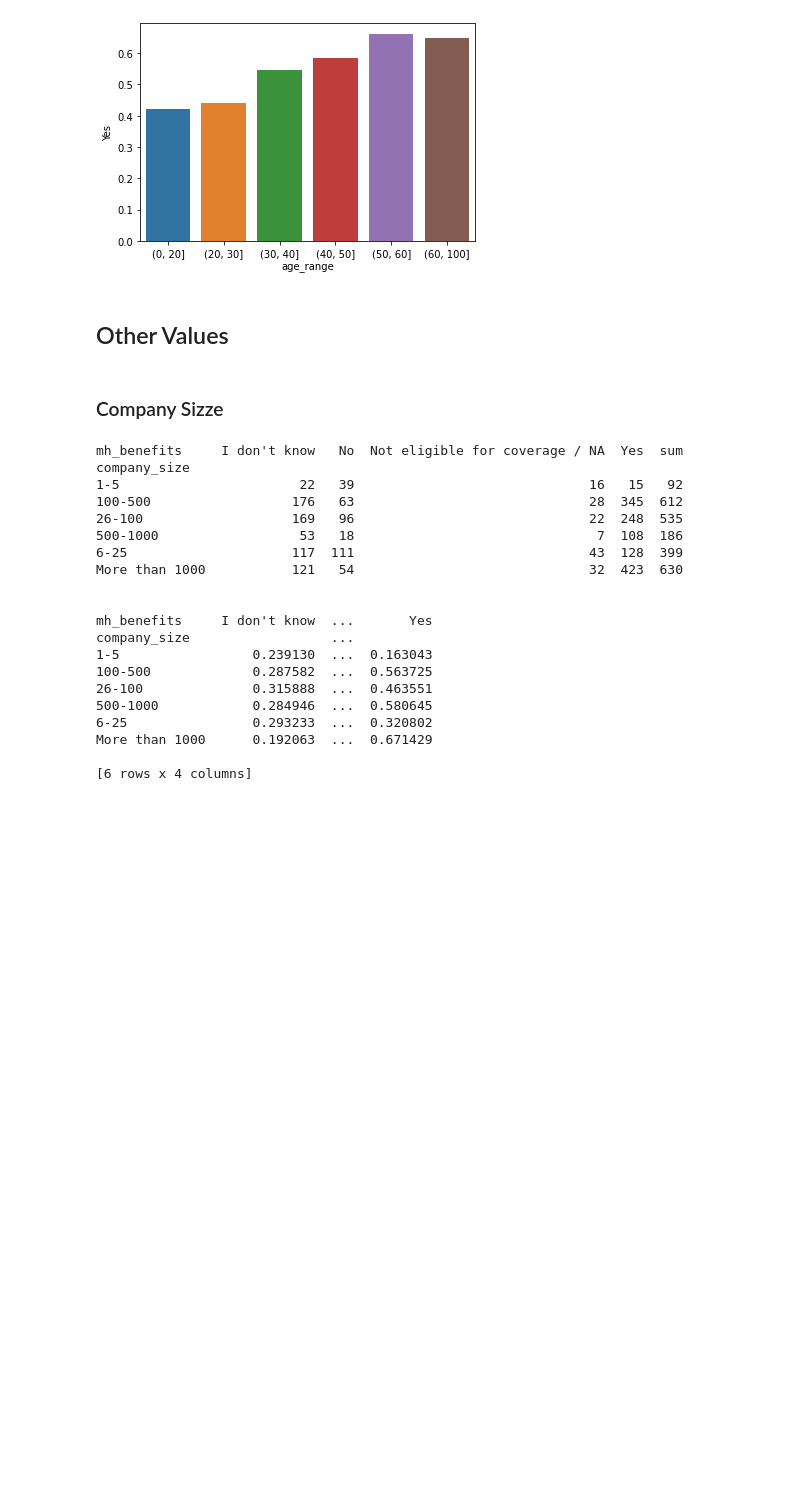
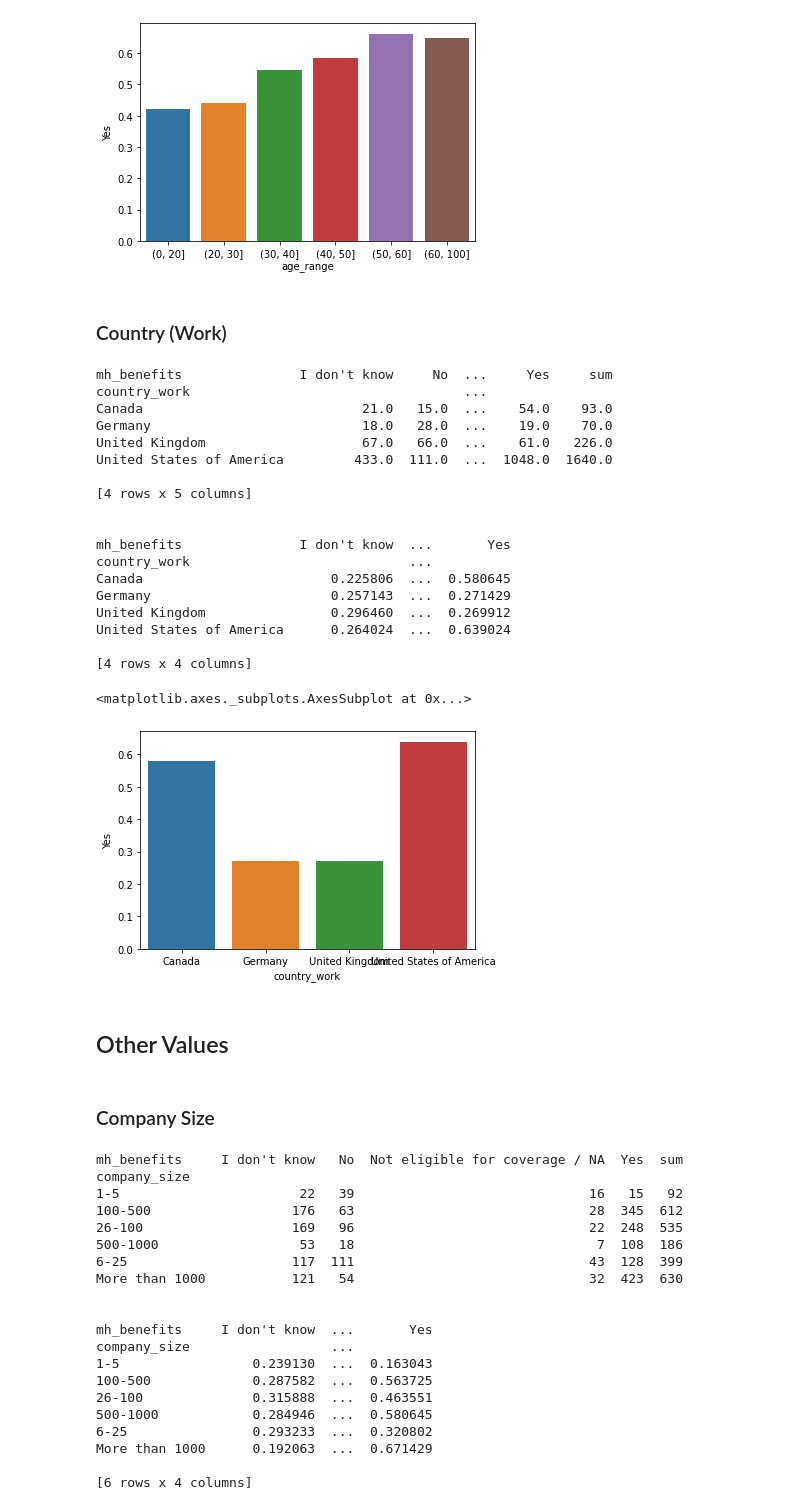
Before and after one commit to alexisbianco0919/compsci216-project, a Jupyter notebook: mh_benefits_analysis.ipynb, the cells around one changed output. Saved outputs shown, nothing was run; the diff lists cells and outputs as text; code cells hidden in the pictures; blank space fills up the shorter version.

Commit message:
finished initial column comparisons

```diff
--- a/mh_benefits_analysis.ipynb
+++ b/mh_benefits_analysis.ipynb
@@ -149,10 +160,44 @@ age_range
 (60, 100]        0.117647  0.176471                        0.058824  0.647059
 <matplotlib.axes._subplots.AxesSubplot at 0x...>
 [figure]
+# %% [markdown]
+### Country (Work)
+# %%
+country_work_pt = cd.pivot_table('age', index='country_work', columns='mh_benefits', aggfunc='count')
+country_work_pt["sum"] = country_work_pt.sum(axis=1)
+country_work_pt = country_work_pt[country_work_pt['sum'] >= 50]
+print(country_work_pt, '\n\n')
+
+country_work_comparison = country_work_pt.loc[:,"I don't know":"Yes"].div(country_work_pt["sum"], axis=0)
+print(country_work_comparison)
+
+x = sns.barplot(x=country_work_comparison.index, y="Yes", data=country_work_comparison)
+x
+# %% [output]
+mh_benefits               I don't know     No  ...     Yes     sum
+country_work                                   ...
+Canada                            21.0   15.0  ...    54.0    93.0
+Germany                           18.0   28.0  ...    19.0    70.0
+United Kingdom                    67.0   66.0  ...    61.0   226.0
+United States of America         433.0  111.0  ...  1048.0  1640.0
+
+[4 rows x 5 columns]
+
+
+mh_benefits               I don't know  ...       Yes
+country_work                            ...
+Canada                        0.225806  ...  0.580645
+Germany                       0.257143  ...  0.271429
+United Kingdom                0.296460  ...  0.269912
+United States of America      0.264024  ...  0.639024
+
+[4 rows x 4 columns]
+<matplotlib.axes._subplots.AxesSubplot at 0x...>
+[figure, added]
 # %% [markdown]
 ## Other Values
 # %% [markdown]
-### Company Sizze
+### Company Size
 # %%
 company_size_pt = cd.pivot_table('age', index='company_size', columns='mh_benefits', aggfunc='count')
 company_size_pt["sum"] = company_size_pt.sum(axis=1)
```
Also changed, not shown: parts of 7 cells of this notebook.
